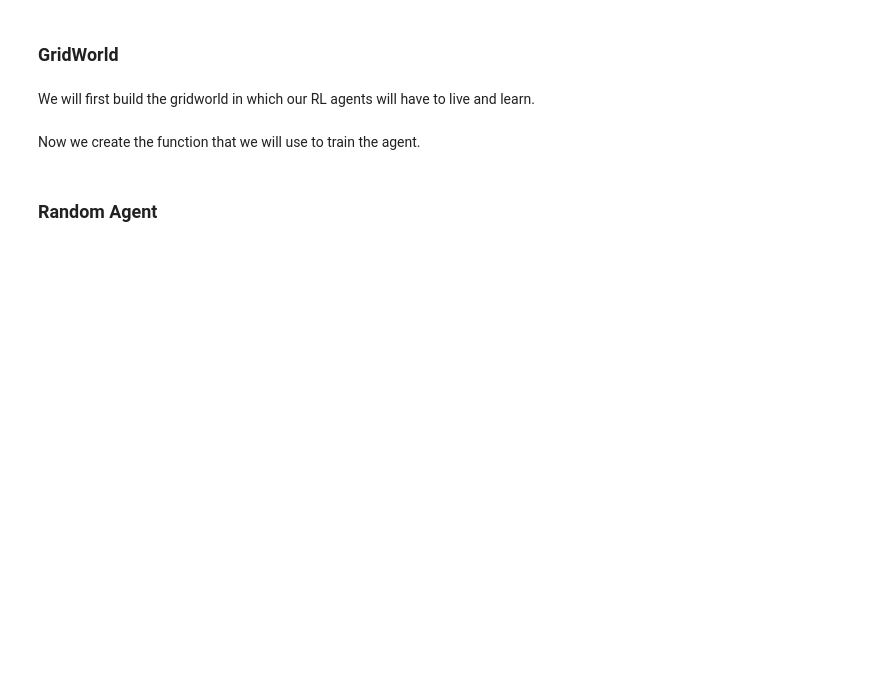
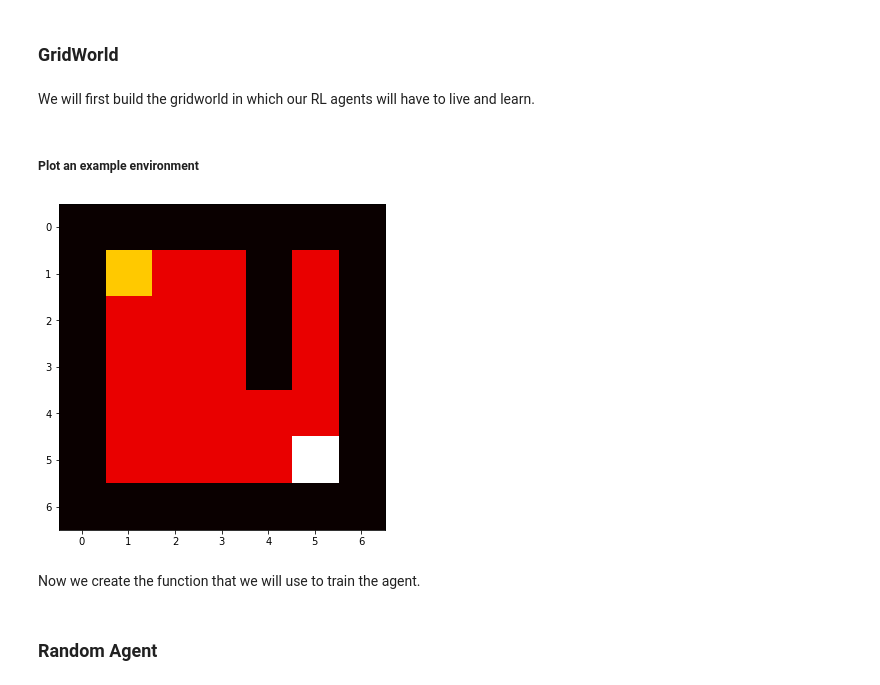
Before and after one commit to bambschool/BAMB2023, a Jupyter notebook: 3-reinforcement_learning/tutorial_3B_RL-solutions.ipynb, the cells around one changed output. Saved outputs shown, nothing was run; the diff lists cells and outputs as text; code cells hidden in the pictures; blank space fills up the shorter version.

```diff
--- a/3-reinforcement_learning/tutorial_3B_RL-solutions.ipynb
+++ b/3-reinforcement_learning/tutorial_3B_RL-solutions.ipynb
@@ -105,6 +105,19 @@ class GridWorld():
         if ax is None:
             _, ax = plt.subplots()
         ax.imshow(grid, vmin=-1, vmax=2, cmap='hot')
+# %% [markdown]
+##### Plot an example environment
+# %%
+grid_size = 5
+start = (0, 0)
+goal = (grid_size - 1, grid_size - 1)
+obstacles = [(x, grid_size-2) for x in range(grid_size-2)]
+max_steps_per_trial = 20
+env = GridWorld(size=grid_size, start=start, goal=goal, obstacles=obstacles, max_steps_per_trial=max_steps_per_trial)
+f, ax = plt.subplots(figsize=(6, 6))
+env.render(ax=ax)
+# %% [output]
+[figure, added]
 # %% [markdown]
 Now we create the function that we will use to train the agent.
 # %%
```
Also changed, not shown: parts of 7 cells of this notebook.
